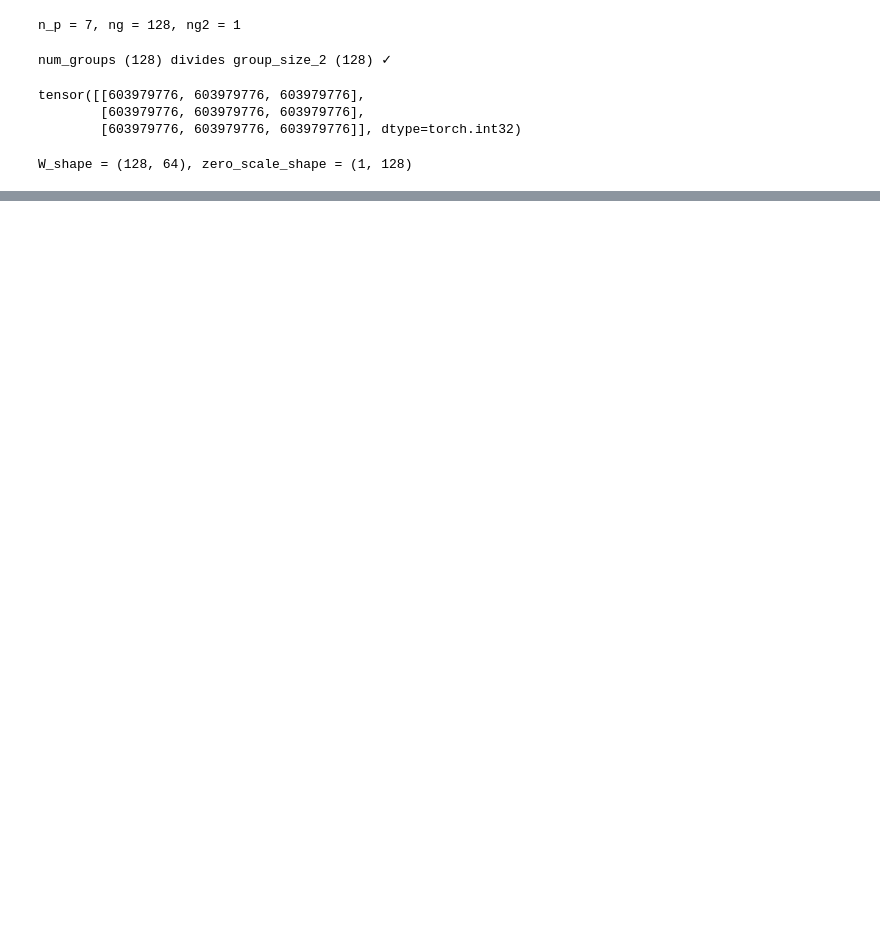
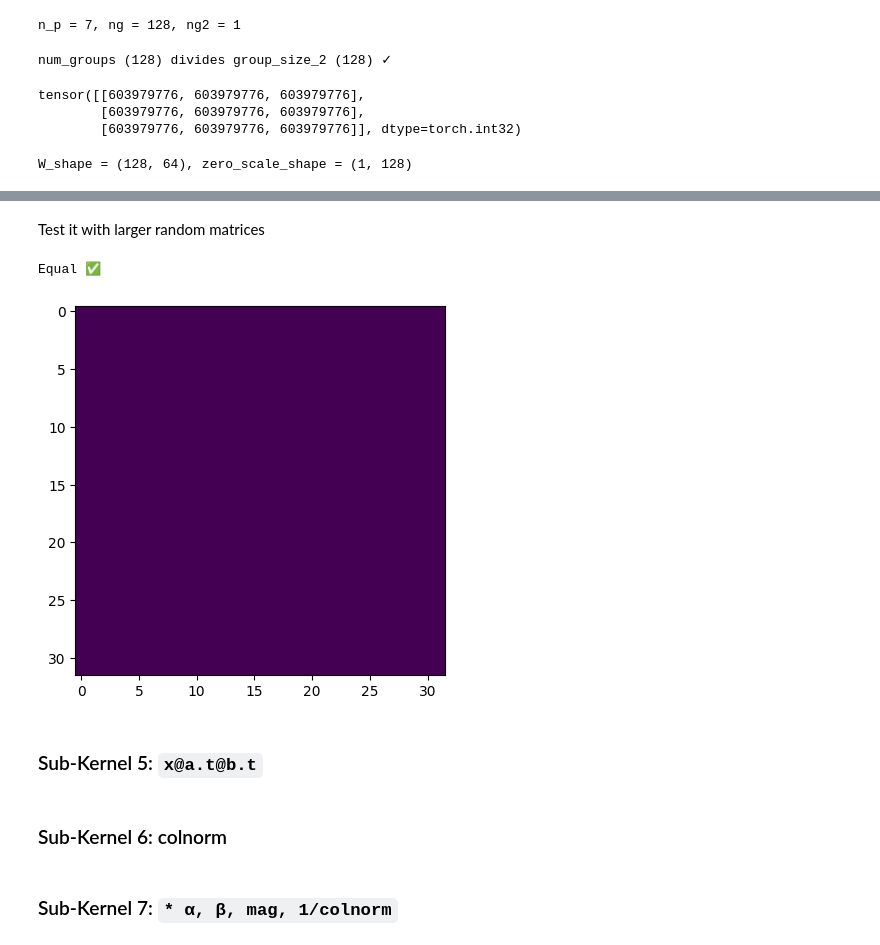
Before and after one commit to AnswerDotAI/bitlora, a Jupyter notebook: kernels/triton/kernel_axis1.ipynb, the cells around one changed output, grey strips where cells are left out. Drawn from its saved outputs; the diff is of its cells as text; code cells hidden in the pictures; blank space fills up the shorter version.

```diff
--- a/kernels/triton/kernel_axis1.ipynb
+++ b/kernels/triton/kernel_axis1.ipynb
@@ -68,0 +325,2 @@ W_shape = (128, 64), zero_scale_shape = (1, 128)
+# %% [markdown]
+Test it with larger random matrices
@@ -68,0 +329,49 @@ W_shape = (128, 64), zero_scale_shape = (1, 128)
+# %%
+# from triton.language.standard.py
+def swizzle2d(i, j, size_i, size_j, size_g):
+    ij = i * size_j + j
+    size_gj = size_g * size_j
+    group_id = ij // size_gj
+    off_i = group_id * size_g
+    size_g = min(size_i - off_i, size_g)
+    new_i = off_i + (ij % size_g)
+    new_j = (ij % size_gj) // size_g
+    return new_i, new_j
+# %%
+b,m,n = 32, 32, 32
+
+bsb,bsm,bsn = 16,16,16 # tl.dot requires all axes to be >= 16
+
+x = torch.rand((b,n), dtype=dtype, device='cuda')
+w = torch.rand((m,n), dtype=dtype, device='cuda')
+
+out = torch.zeros((b,m), dtype=dtype, device='cuda')
+# %%
+nidb, nidm = cdiv(b,bsb), cdiv(m,bsm)
+for idb, idm in product(range(nidb), range(nidm)):
+    out_patch = torch.zeros((bsb,bsm),dtype=dtype, device='cuda')
+    test_batched_mamtul[(cdiv(b,bsb), cdiv(m,bsm))](out_patch, x, w, bsb, bsm, bsn, idb, idm, b,m,n, swizzle_group_sz=2)
+
+    idb, idm = swizzle2d(idb, idm, nidb, nidm, size_g=2)
+
+    min_b =     idb*bsb
+    max_b = (idb+1)*bsb
+    min_m =     idm*bsm
+    max_m = (idm+1)*bsm
+
+    max_b = min(max_b,b)
+    max_m = min(max_m,m)
+
+    out[min_b:max_b, min_m:max_m] = out_patch[:max_b-min_b, :max_m-min_m]
+
+assert_close(out, x@w.t(), do_print=False)
+# %% [output]
+Equal ✅
+# %%
+err = (out-x@w.t()).abs().cpu()
+plt.imshow(err)
+plt.show()
+# %% [output]
+[figure, added]
+# %% [markdown]
+### Sub-Kernel 5: `x@a.t@b.t`
@@ -68,0 +380,2 @@ W_shape = (128, 64), zero_scale_shape = (1, 128)
+# %% [markdown]
+### Sub-Kernel 6: colnorm
@@ -68,0 +384,2 @@ W_shape = (128, 64), zero_scale_shape = (1, 128)
+# %% [markdown]
+### Sub-Kernel 7: `* α, β, mag, 1/colnorm`
```
Also changed, not shown: parts of 52 cells of this notebook.
